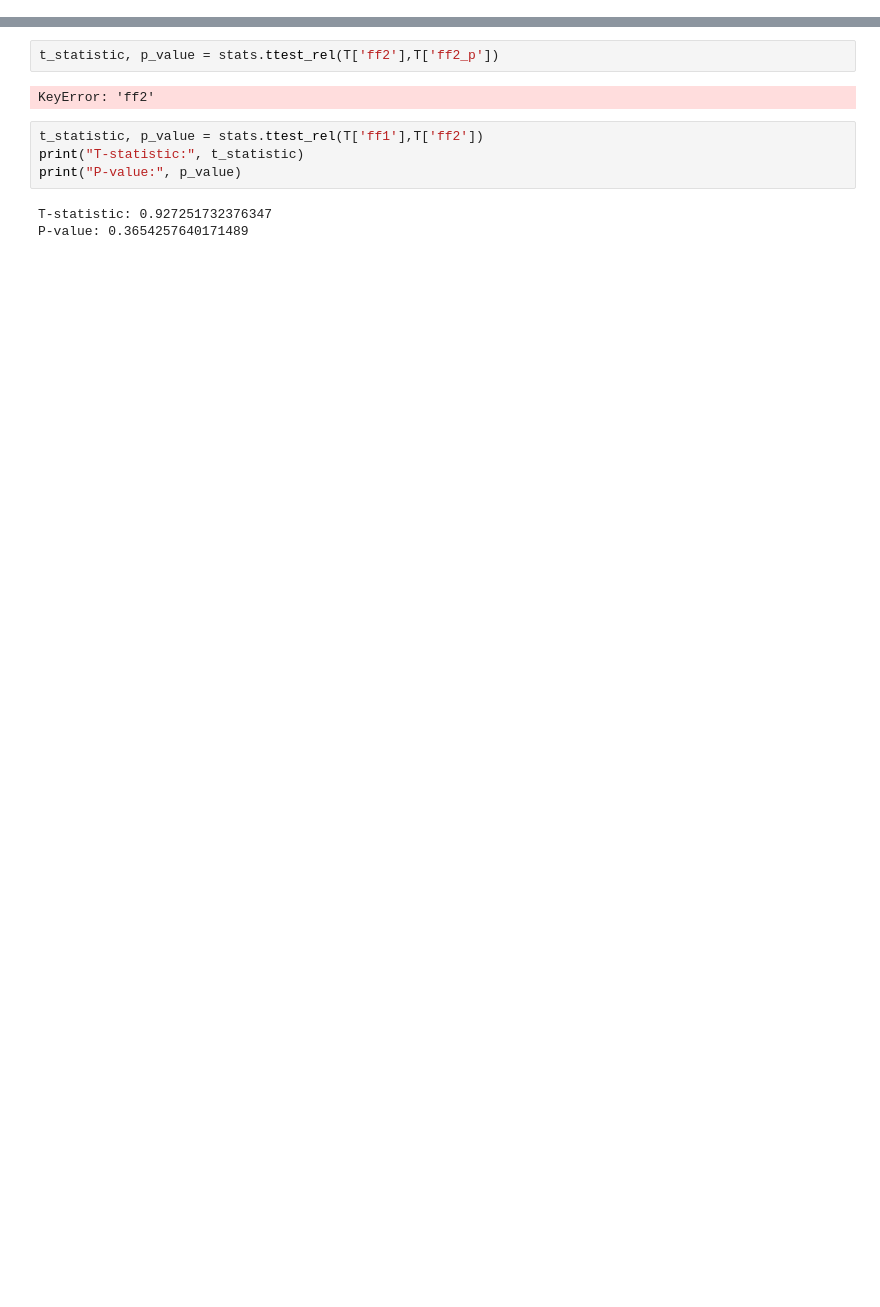
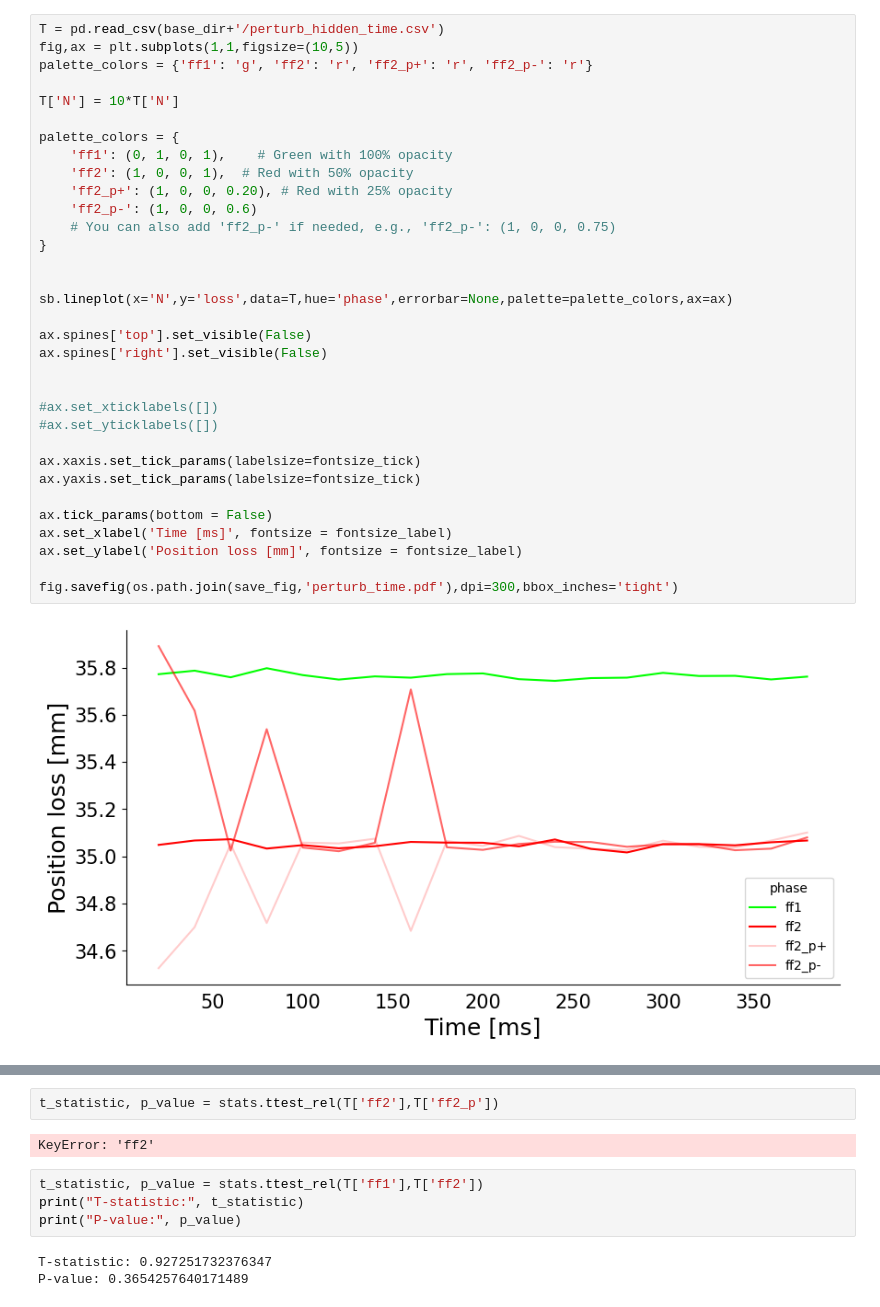
Before and after one commit to mshahbazi1997/MotorSavingModel, a Jupyter notebook: notebooks/perturb_hidden.ipynb, the cells around one changed output, grey strips where cells are left out. Cells and saved outputs as stored; diff of their text form; blank space fills up the shorter version.

```diff
--- a/notebooks/perturb_hidden.ipynb
+++ b/notebooks/perturb_hidden.ipynb
@@ -115,0 +110,35 @@ T.to_csv(base_dir+'/perturb_hidden_all.csv',index=False)
+# %%
+T = pd.read_csv(base_dir+'/perturb_hidden_time.csv')
+fig,ax = plt.subplots(1,1,figsize=(10,5))
+palette_colors = {'ff1': 'g', 'ff2': 'r', 'ff2_p+': 'r', 'ff2_p-': 'r'}
+
+T['N'] = 10*T['N']
+
+palette_colors = {
+    'ff1': (0, 1, 0, 1),    # Green with 100% opacity
+    'ff2': (1, 0, 0, 1),  # Red with 50% opacity
+    'ff2_p+': (1, 0, 0, 0.20), # Red with 25% opacity
+    'ff2_p-': (1, 0, 0, 0.6)
+    # You can also add 'ff2_p-' if needed, e.g., 'ff2_p-': (1, 0, 0, 0.75)
+}
+
+
+sb.lineplot(x='N',y='loss',data=T,hue='phase',errorbar=None,palette=palette_colors,ax=ax)
+
+ax.spines['top'].set_visible(False)
+ax.spines['right'].set_visible(False)
+
+
+#ax.set_xticklabels([])
+#ax.set_yticklabels([])
+
+ax.xaxis.set_tick_params(labelsize=fontsize_tick)
+ax.yaxis.set_tick_params(labelsize=fontsize_tick)
+
+ax.tick_params(bottom = False)
+ax.set_xlabel('Time [ms]', fontsize = fontsize_label)
+ax.set_ylabel('Position loss [mm]', fontsize = fontsize_label)
+
+fig.savefig(os.path.join(save_fig,'perturb_time.pdf'),dpi=300,bbox_inches='tight')
+# %% [output]
+[figure, added]
```
Also changed, not shown: parts of 7 cells of this notebook, 3 other files.
